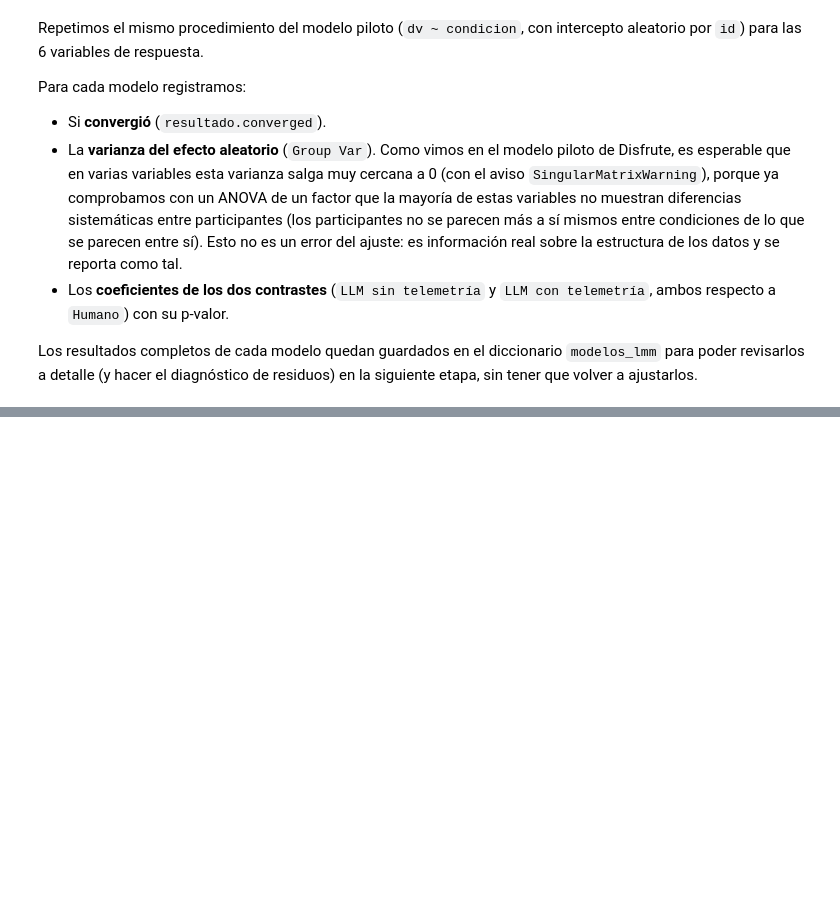
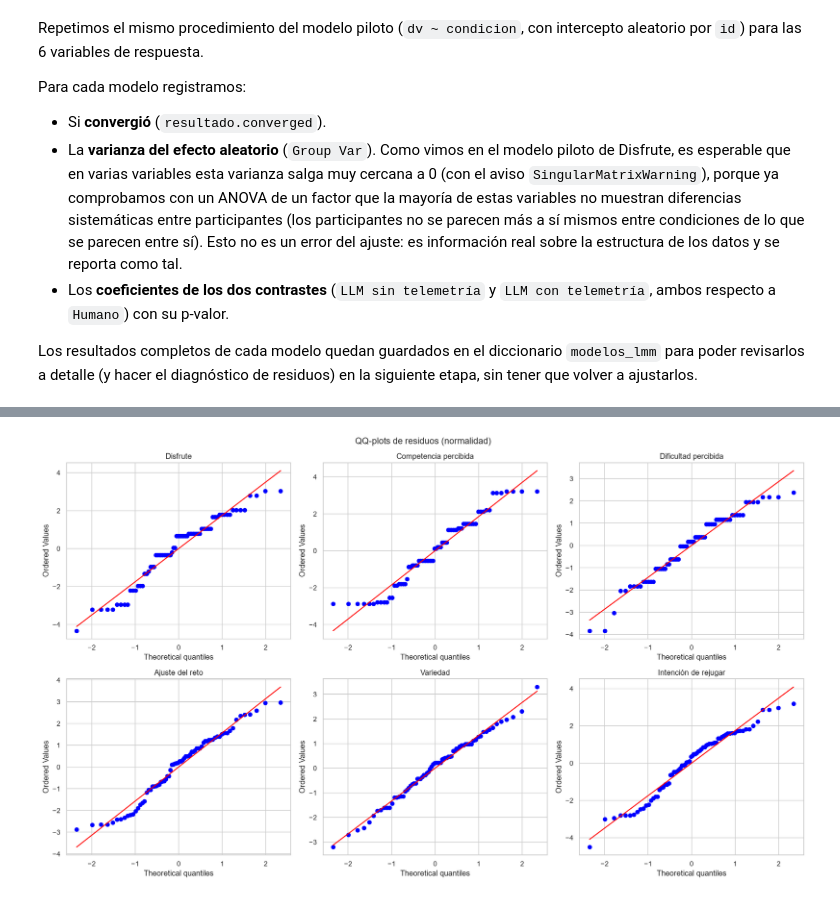
Before and after one commit to Nell-170/Mario-Ai, a Jupyter notebook: Data_Analysis_Code/LMM-Modelo_Lineal_de_Efectos_Mixtos/Analisis_Respuestas_Experimento.ipynb, the cells around one changed output, grey strips where cells are left out. Saved outputs shown, nothing was run; the diff lists cells and outputs as text; code cells hidden in the pictures; blank space fills up the shorter version.

```diff
--- a/Data_Analysis_Code/LMM-Modelo_Lineal_de_Efectos_Mixtos/Analisis_Respuestas_Experimento.ipynb
+++ b/Data_Analysis_Code/LMM-Modelo_Lineal_de_Efectos_Mixtos/Analisis_Respuestas_Experimento.ipynb
@@ -499,0 +521,19 @@ display(tabla_resumen_lmm)
+# %%
+resultados_normalidad_residuos = []
+
+for variable in variables:
+
+    residuos = modelos_lmm[variable].resid
+
+    normalidad_resid = pg.normality(residuos)
+
+    resultados_normalidad_residuos.append({
+        "Variable": nombres_variables[variable],
+        "W": normalidad_resid["W"].iloc[0],
+        "p-valor": normalidad_resid["pval"].iloc[0],
+        "Normal (Shapiro-Wilk)": "Sí" if normalidad_resid["normal"].iloc[0] else "No"
+    })
+
+tabla_normalidad_residuos = pd.DataFrame(resultados_normalidad_residuos).round(4)
+
+display(tabla_normalidad_residuos)
@@ -499,0 +548,18 @@ display(tabla_resumen_lmm)
+# %%
+import scipy.stats as stats
+
+fig, axes = plt.subplots(2, 3, figsize=(17, 10))
+
+for ax, variable in zip(axes.flat, variables):
+
+    residuos = modelos_lmm[variable].resid
+
+    stats.probplot(residuos, dist="norm", plot=ax)
+
+    ax.set_title(nombres_variables[variable])
+
+fig.suptitle("QQ-plots de residuos (normalidad)", fontsize=14)
+fig.tight_layout()
+plt.show()
+# %% [output]
+[figure, added]
```
Also changed, not shown: parts of 3 cells of this notebook.
